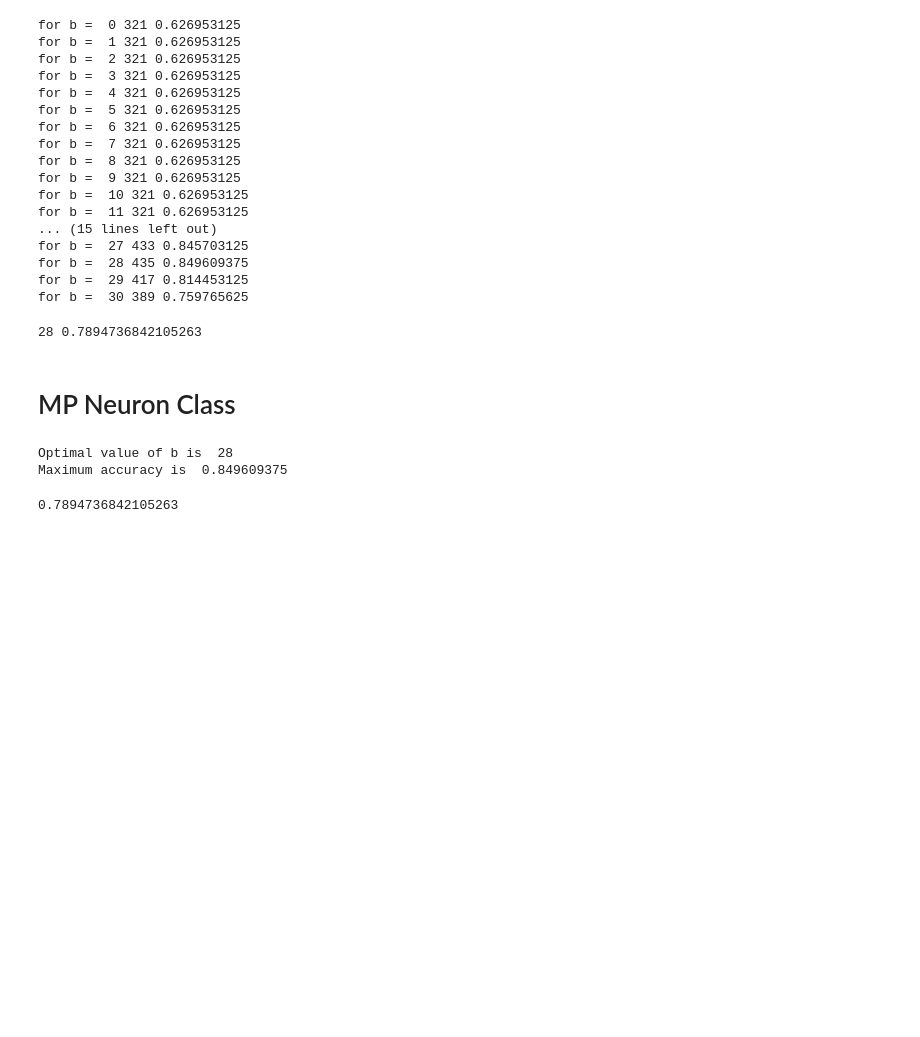
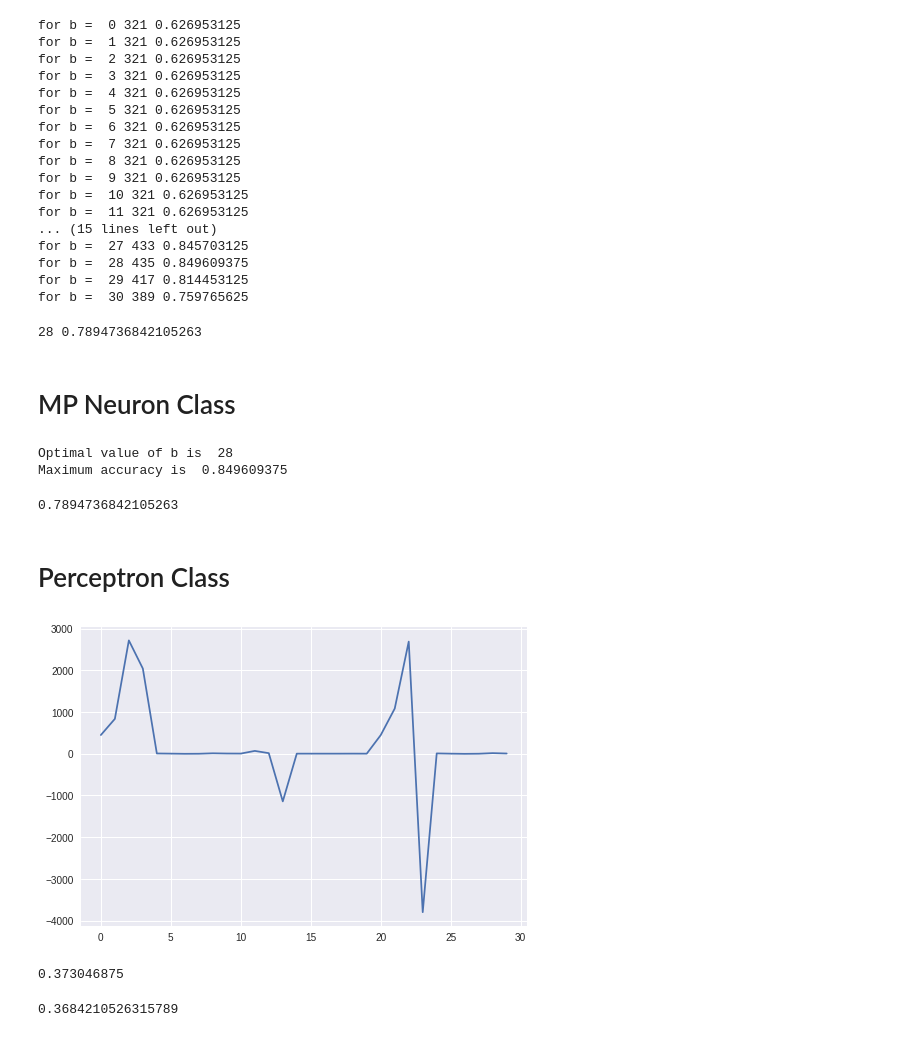
Before and after one commit to sreeram-venkitesh/colab_notebooks, a Jupyter notebook: MP_Neuron.ipynb, the cells around one changed output. Drawn from its saved outputs; the diff is of its cells as text; code cells hidden in the pictures; blank space fills up the shorter version.

Commit message:
Added Perceptron Class

```diff
--- a/MP_Neuron.ipynb
+++ b/MP_Neuron.ipynb
@@ -365,3 +365,56 @@ accuracy_test = accuracy_score(y_test_pred,y_test)
 print(accuracy_test)
 # %% [output]
 0.7894736842105263
+# %% [markdown]
+# Perceptron Class
+# %%
+class Perceptron:
+
+  def __init__(self):
+    self.w = None
+    self.b = None
+
+  def model(self, x):
+    return 1 if (np.dot(self.w,x) >= self.b) else 0
+
+  def predict(self,X):
+    Y = []
+    for x in X:
+      result = self.model(x)
+      Y.append(result)
+    return np.array(Y)
+
+  def fit(self, X, Y):
+    self.w = np.ones(X.shape[1])
+    self.b = 0
+
+    for x,y in zip(X,Y):
+      y_pred = self.model(x)
+      if y == 1 and y_pred == 0:
+        self.w = self.w + x
+        self.b = self.b + 1
+      elif y == 0 and y_pred == 1:
+        self.w = self.w - x
+        self.b = self.b - 1
+# %%
+perceptron = Perceptron()
+# %%
+x_train = x_train.values
+x_test = x_test.values
+# %%
+perceptron.fit(x_train,y_train)
+# %%
+plt.plot(perceptron.w)
+plt.show()
+# %% [output]
+[figure, added]
+# %%
+y_pred_train = perceptron.predict(x_train)
+print(accuracy_score(y_pred_train,y_train))
+# %% [output]
+0.373046875
+# %%
+y_pred_test = perceptron.predict(x_test)
+print(accuracy_score(y_pred_test,y_test))
+# %% [output]
+0.3684210526315789
```
